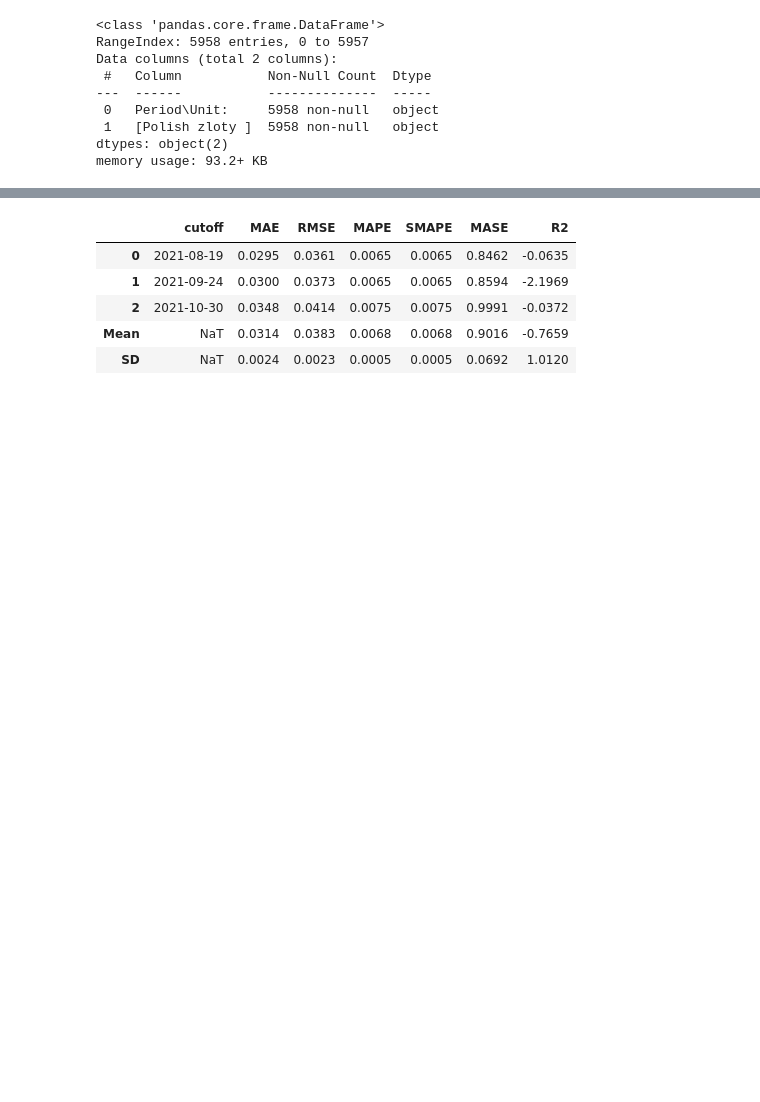
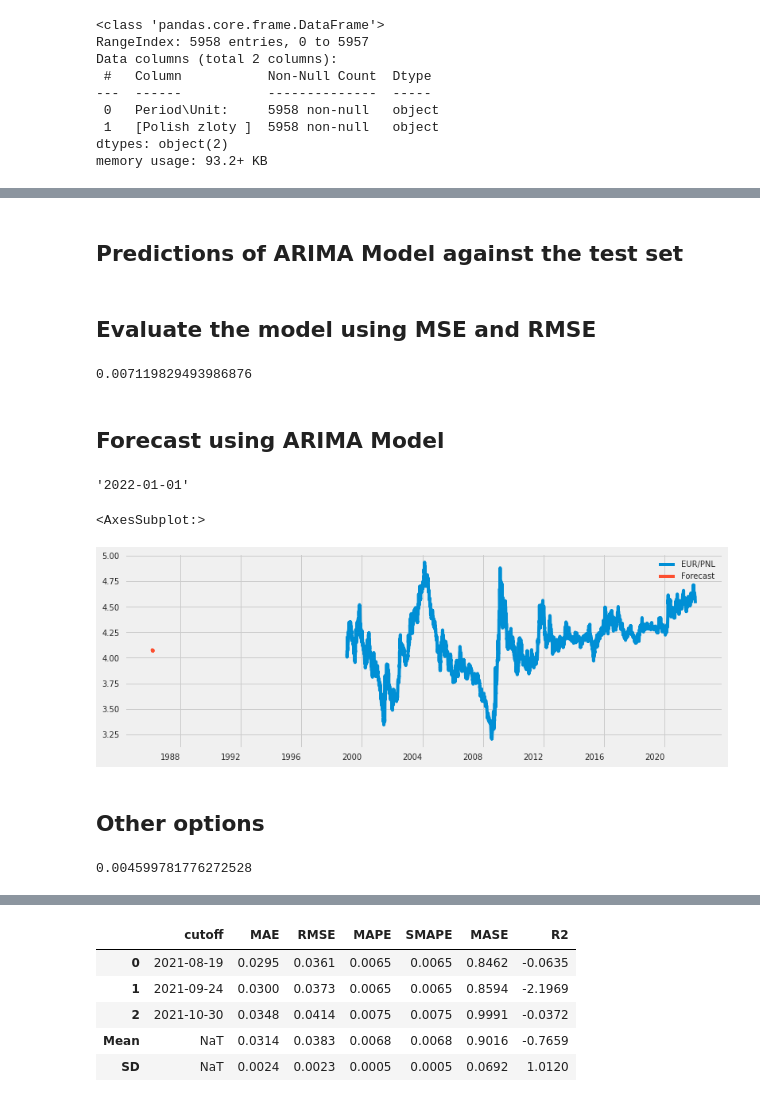
Before and after one commit to AIribeiro/EURO-PNL, a Jupyter notebook: euro-vs-dollar-story.ipynb, the cells around one changed output, grey strips where cells are left out. Cells and saved outputs as stored; diff of their text form; code cells hidden in the pictures; blank space fills up the shorter version.

```diff
--- a/euro-vs-dollar-story.ipynb
+++ b/euro-vs-dollar-story.ipynb
@@ -789,0 +919,14 @@ data1
+# %%
+# Split data into train / test sets
+
+train = data1.iloc[:len(pnl_predictions)-1]
+train = train.dropna()
+print("Training set")
+print()
+train.info()
+test = data1.iloc[len(pnl_predictions)-12:] # set 1 year(12 months) for testing
+test = test.dropna()
+print("---------------------------------------")
+print("Testing set")
+print()
+test.info()
@@ -789,0 +1054,2 @@ data1
+# %% [markdown]
+## Predictions of ARIMA Model against the test set
@@ -789,0 +1066,39 @@ data1
+# %% [markdown]
+## Evaluate the model using MSE and RMSE
+# %%
+#Load specific evaluation tools
+
+
+# Calculate root mean squared error
+rmse(test["EUR/PNL"], predictions)
+
+# Calculate mean squared error
+mean_squared_error(test["EUR/PNL"], predictions)
+# %% [output]
+0.007119829493986876
+# %% [markdown]
+## Forecast using ARIMA Model
+# %%
+forecast_range
+# %% [output]
+'2022-01-01'
+# %%
+# Train the model on the full dataset
+model = model = SARIMAX(pnl_predictions['EUR/PNL'],
+                        order = (0, 1, 1),
+                        seasonal_order =(2, 1, 1, 12))
+result = model.fit()
+
+# Forecast for the next 3 years
+forecast = result.predict(start = len(train)+1,
+                          end = (len(train)-1) + 2 * 12,
+                          typ = 'levels').rename('Forecast')
+
+# Plot the forecast values
+pnl_predictions['EUR/PNL'].plot(figsize = (12, 5), legend = True)
+forecast.plot(legend = True)
+# %% [output]
+<AxesSubplot:>
+[figure, added]
+# %% [markdown]
+## Other options
@@ -789,0 +1116,10 @@ data1
+# %%
+
+
+# Calculate root mean squared error
+rmse(test["EUR/PNL"], predictions)
+
+# Calculate mean squared error
+mean_squared_error(test["EUR/PNL"], predictions)
+# %% [output]
+0.004599781776272528
```
Also changed, not shown: parts of 52 cells of this notebook.
